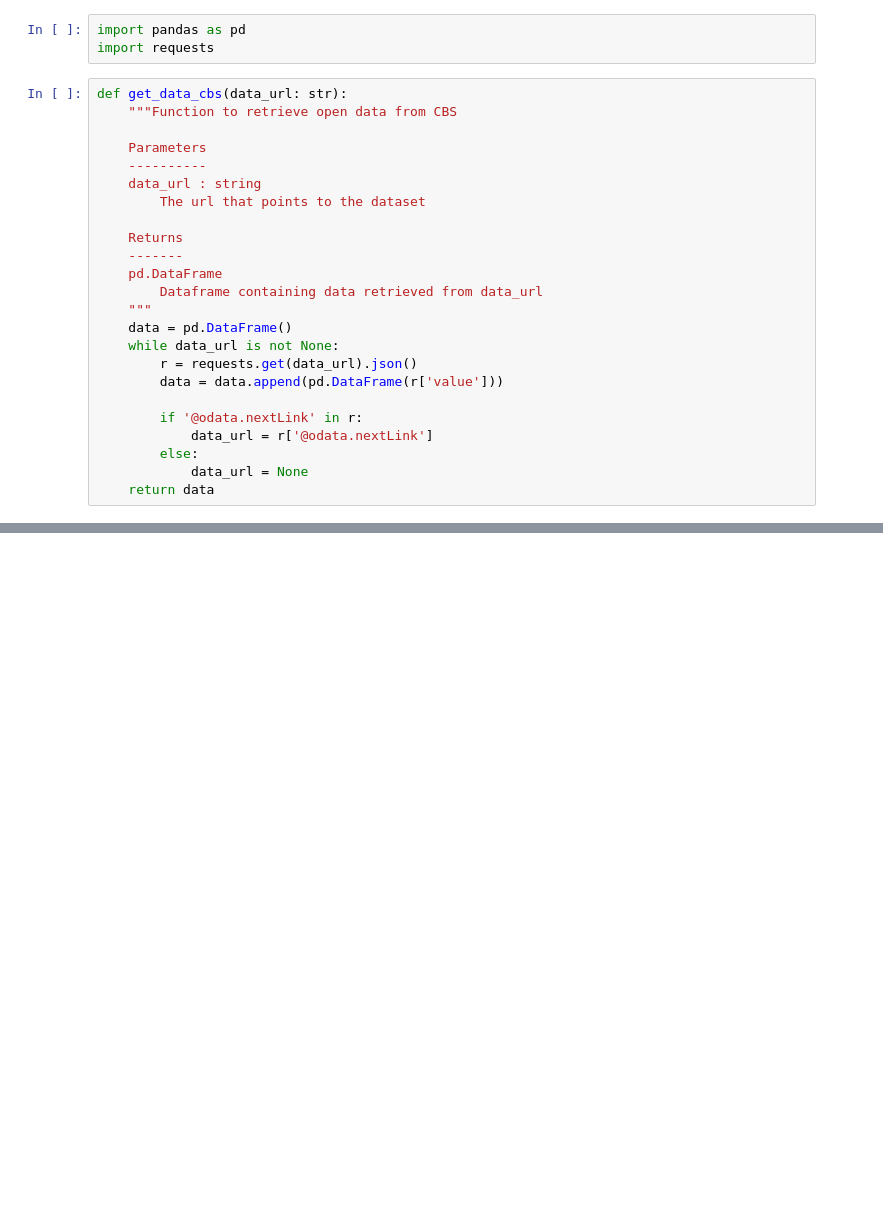
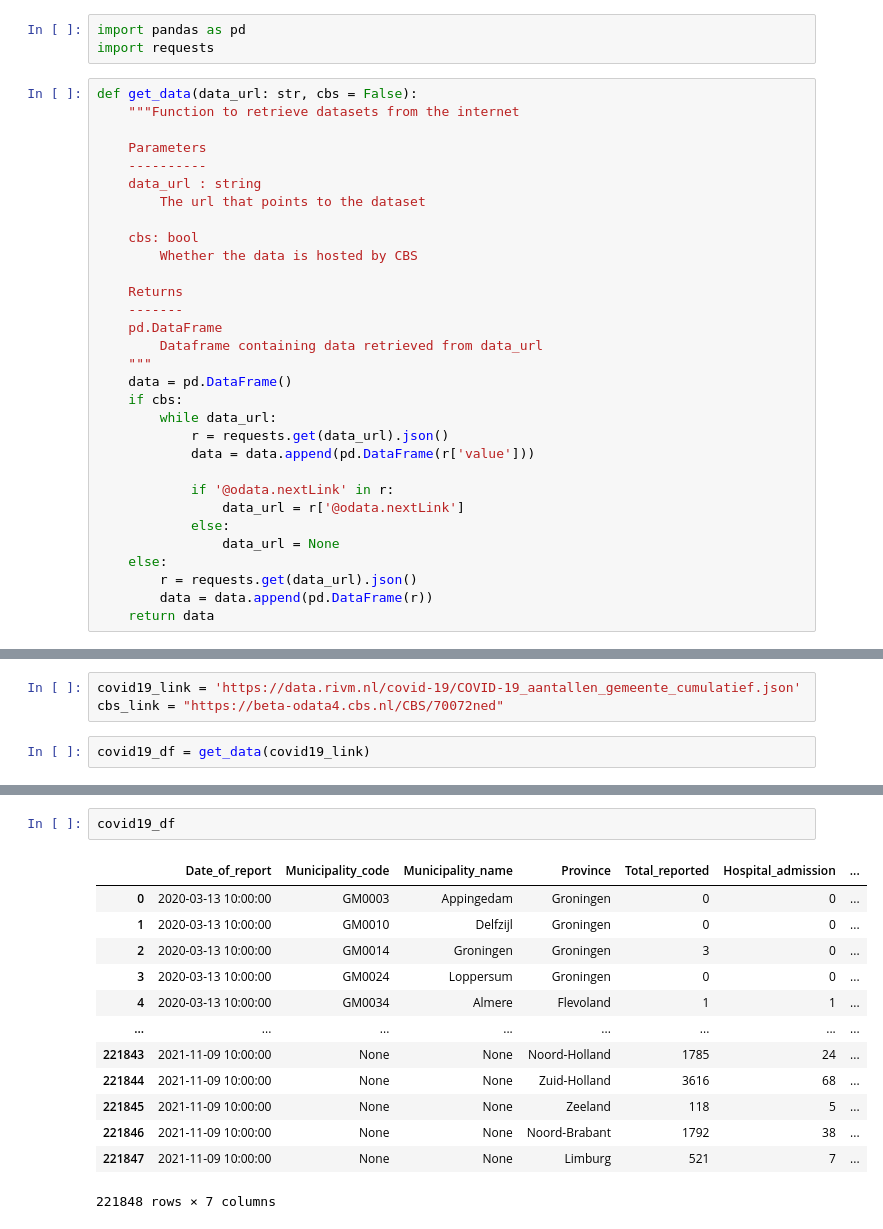
Before and after one commit to rmfaber/Project, a Jupyter notebook: Get_data.ipynb, the cells around one changed output, grey strips where cells are left out. Drawn from its saved outputs; the diff is of its cells as text; blank space fills up the shorter version.

Commit message:
CBS data toevoegen

```diff
--- a/Get_data.ipynb
+++ b/Get_data.ipynb
@@ -2,13 +2,16 @@
 import pandas as pd
 import requests
 # %%
-def get_data_cbs(data_url: str):
-    """Function to retrieve open data from CBS
+def get_data(data_url: str, cbs = False):
+    """Function to retrieve datasets from the internet
 
     Parameters
     ----------
     data_url : string
         The url that points to the dataset
+
+    cbs: bool
+        Whether the data is hosted by CBS
 
     Returns
     -------
@@ -16,12 +19,16 @@ def get_data_cbs(data_url: str):
         Dataframe containing data retrieved from data_url
     """
     data = pd.DataFrame()
-    while data_url is not None:
+    if cbs:
+        while data_url:
+            r = requests.get(data_url).json()
+            data = data.append(pd.DataFrame(r['value']))
+
+            if '@odata.nextLink' in r:
+                data_url = r['@odata.nextLink']
+            else:
+                data_url = None
+    else:
         r = requests.get(data_url).json()
-        data = data.append(pd.DataFrame(r['value']))
-
-        if '@odata.nextLink' in r:
-            data_url = r['@odata.nextLink']
-        else:
-            data_url = None
+        data = data.append(pd.DataFrame(r))
     return data
@@ -31,0 +35,5 @@ wijken_buurten_data = get_data_cbs(wijken_buurten)
+# %%
+covid19_link = 'https://data.rivm.nl/covid-19/COVID-19_aantallen_gemeente_cumulatief.json'
+cbs_link = "https://beta-odata4.cbs.nl/CBS/70072ned"
+# %%
+covid19_df = get_data(covid19_link)
@@ -31,0 +130,16 @@ wijken_buurten_data = get_data_cbs(wijken_buurten)
+# %%
+covid19_df
+# %% [output]
+|  | Date_of_report | Municipality_code | Municipality_name | Province | Total_reported | Hospital_admission | ... |
+| 0 | 2020-03-13 10:00:00 | GM0003 | Appingedam | Groningen | 0 | 0 | ... |
+| 1 | 2020-03-13 10:00:00 | GM0010 | Delfzijl | Groningen | 0 | 0 | ... |
+| 2 | 2020-03-13 10:00:00 | GM0014 | Groningen | Groningen | 3 | 0 | ... |
+| 3 | 2020-03-13 10:00:00 | GM0024 | Loppersum | Groningen | 0 | 0 | ... |
+| 4 | 2020-03-13 10:00:00 | GM0034 | Almere | Flevoland | 1 | 1 | ... |
+| ... | ... | ... | ... | ... | ... | ... | ... |
+| 221843 | 2021-11-09 10:00:00 | None | None | Noord-Holland | 1785 | 24 | ... |
+| 221844 | 2021-11-09 10:00:00 | None | None | Zuid-Holland | 3616 | 68 | ... |
+| 221845 | 2021-11-09 10:00:00 | None | None | Zeeland | 118 | 5 | ... |
+| 221846 | 2021-11-09 10:00:00 | None | None | Noord-Brabant | 1792 | 38 | ... |
+| 221847 | 2021-11-09 10:00:00 | None | None | Limburg | 521 | 7 | ... |
+221848 rows × 7 columns
```
Also changed, not shown: parts of 15 cells of this notebook.
